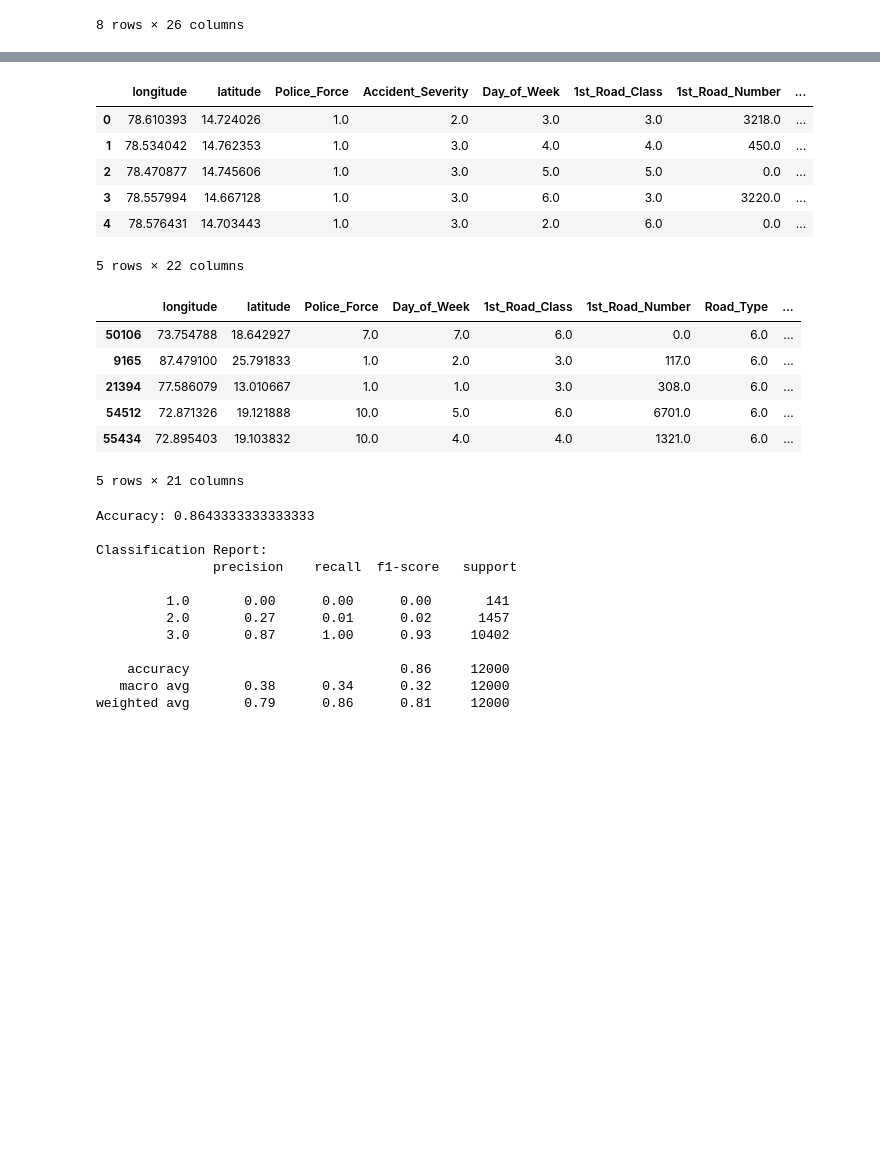
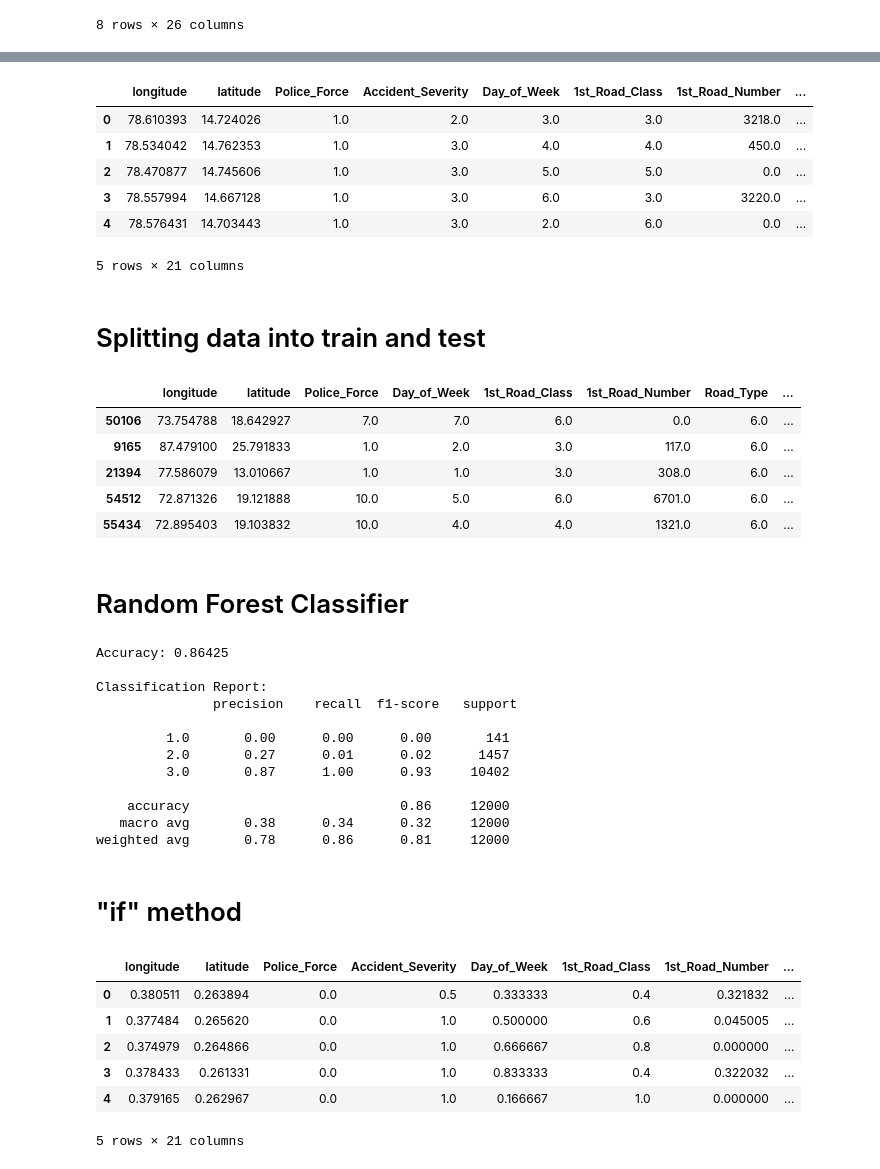
Before and after one commit to RonangLeSang/mini_proj_comput_intell, a Jupyter notebook: proj.ipynb, the cells around one changed output, grey strips where cells are left out. Drawn from its saved outputs; the diff is of its cells as text; code cells hidden in the pictures; blank space fills up the shorter version.

Commit message:
[FEATURE] if method added

```diff
--- a/proj.ipynb
+++ b/proj.ipynb
@@ -29,7 +33,19 @@ data.describe()
 # %%
 data['hour'] = pd.to_datetime(data['Time'], format='%H:%M').dt.hour
 
-df = data.drop(["LSOA_of_Accident_Location", "Did_Police_Officer_Attend_Scene_of_Accident", "Local_Authority_(District)", "Local_Authority_(Highway)", "Number_of_Casualties", "Number_of_Vehicles", "Date", "Accident_Index", "Time"], axis=1)
+df = data.drop(
+    ["LSOA_of_Accident_Location",
+     "Did_Police_Officer_Attend_Scene_of_Accident",
+     "Local_Authority_(District)",
+     "Local_Authority_(Highway)",
+     "Number_of_Casualties",
+     "Number_of_Vehicles",
+     "Date",
+     "Accident_Index",
+     "Time",
+     "Carriageway_Hazards"
+     ], axis=1)
+
 df = df.dropna()
 
 df.head()
@@ -40,11 +56,13 @@ df.head()
 | 2 | 78.470877 | 14.745606 | 1.0 | 3.0 | 5.0 | 5.0 | 0.0 | ... |
 | 3 | 78.557994 | 14.667128 | 1.0 | 3.0 | 6.0 | 3.0 | 3220.0 | ... |
 | 4 | 78.576431 | 14.703443 | 1.0 | 3.0 | 2.0 | 6.0 | 0.0 | ... |
-5 rows × 22 columns
+5 rows × 21 columns
+# %% [markdown]
+# Splitting data into train and test
 # %%
 from sklearn.model_selection import train_test_split
 
-# Define X and y
+# Define X and Y
 X = df.drop("Accident_Severity", axis=1)
 Y = df["Accident_Severity"]
 
@@ -59,7 +77,8 @@ X_train.head()
 | 21394 | 77.586079 | 13.010667 | 1.0 | 1.0 | 3.0 | 308.0 | 6.0 | ... |
 | 54512 | 72.871326 | 19.121888 | 10.0 | 5.0 | 6.0 | 6701.0 | 6.0 | ... |
 | 55434 | 72.895403 | 19.103832 | 10.0 | 4.0 | 4.0 | 1321.0 | 6.0 | ... |
-5 rows × 21 columns
+# %% [markdown]
+# Random Forest Classifier
 # %%
 from sklearn.ensemble import RandomForestClassifier
 from sklearn.metrics import accuracy_score, classification_report
@@ -67,17 +86,15 @@ from sklearn.metrics import accuracy_score, classification_report
 clf = RandomForestClassifier(random_state=42)
 clf.fit(X_train, y_train)
 
-# Step 6: Make predictions
 y_pred = clf.predict(X_test)
 
-# Step 7: Evaluate the model
 accuracy = accuracy_score(y_test, y_pred)
 report = classification_report(y_test, y_pred)
 
 print("Accuracy:", accuracy)
 print("\nClassification Report:\n", report)
 # %% [output]
-Accuracy: 0.8643333333333333
+Accuracy: 0.86425
 
 Classification Report:
                precision    recall  f1-score   support
@@ -88,4 +105,23 @@ Classification Report:
 
     accuracy                           0.86     12000
    macro avg       0.38      0.34      0.32     12000
-weighted avg       0.79      0.86      0.81     12000
+weighted avg       0.78      0.86      0.81     12000
+# %% [markdown]
+# "if" method
+# %%
+from sklearn.preprocessing import MinMaxScaler
+
+# we normalize all columns to simplify the use of a point system
+
+scaler = MinMaxScaler()
+df_normalized = pd.DataFrame(scaler.fit_transform(df), columns=df.columns)
+
+df_normalized.head()
+# %% [output]
+|  | longitude | latitude | Police_Force | Accident_Severity | Day_of_Week | 1st_Road_Class | 1st_Road_Number | ... |
+| 0 | 0.380511 | 0.263894 | 0.0 | 0.5 | 0.333333 | 0.4 | 0.321832 | ... |
+| 1 | 0.377484 | 0.265620 | 0.0 | 1.0 | 0.500000 | 0.6 | 0.045005 | ... |
+| 2 | 0.374979 | 0.264866 | 0.0 | 1.0 | 0.666667 | 0.8 | 0.000000 | ... |
+| 3 | 0.378433 | 0.261331 | 0.0 | 1.0 | 0.833333 | 0.4 | 0.322032 | ... |
+| 4 | 0.379165 | 0.262967 | 0.0 | 1.0 | 0.166667 | 1.0 | 0.000000 | ... |
+5 rows × 21 columns
```
Also changed, not shown: parts of 5 cells of this notebook.
